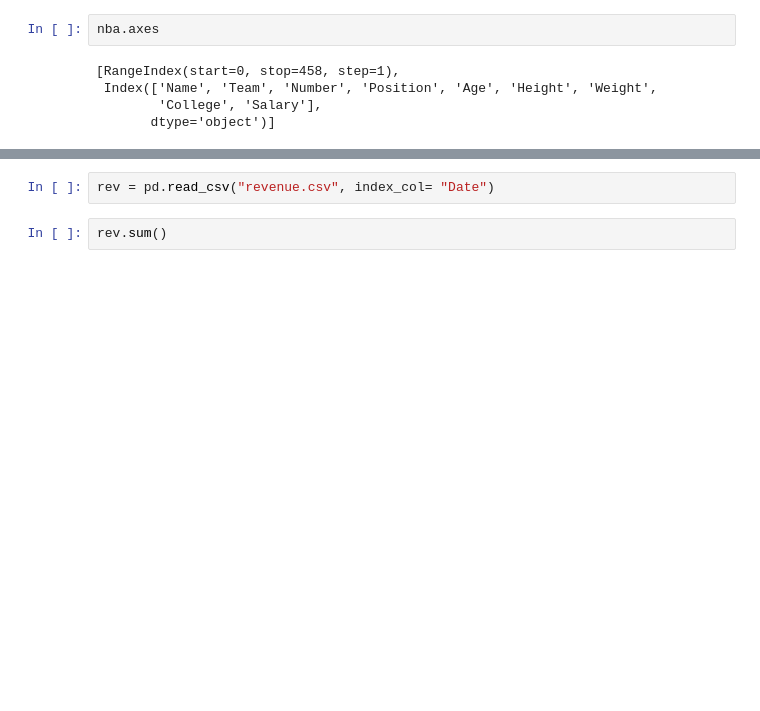
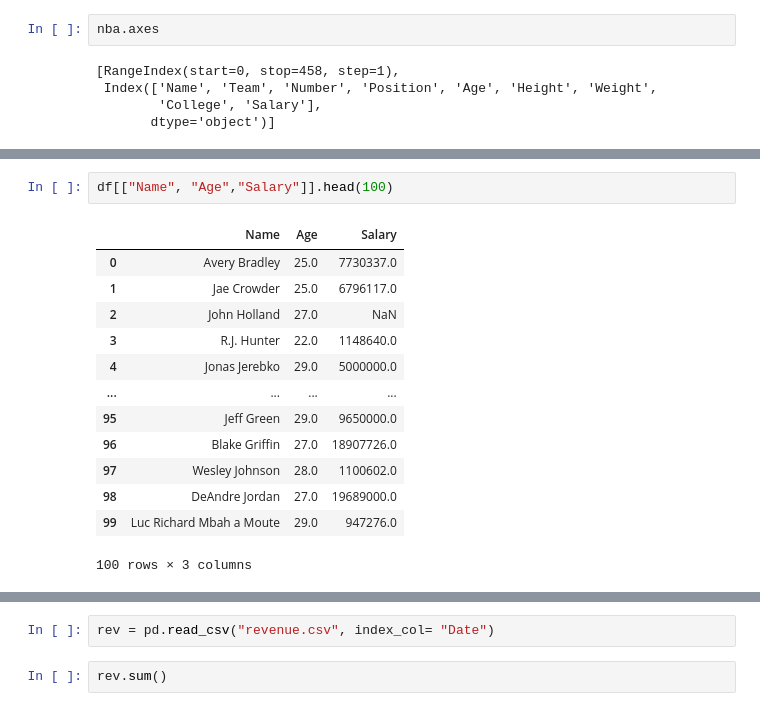
Before and after one commit to AIMLDirector/AITraining2026, a Jupyter notebook: NLPTraining/Data-Analysis-with-Pandas-and-Python/DataFrames 1.ipynb, the cells around one changed output, grey strips where cells are left out. Saved outputs shown, nothing was run; the diff lists cells and outputs as text; blank space fills up the shorter version.

```diff
--- a/NLPTraining/Data-Analysis-with-Pandas-and-Python/DataFrames 1.ipynb
+++ b/NLPTraining/Data-Analysis-with-Pandas-and-Python/DataFrames 1.ipynb
@@ -89,0 +106,16 @@ dtype: int64
+# %%
+df[["Name", "Age","Salary"]].head(100)
+# %% [output]
+|  | Name | Age | Salary |
+| 0 | Avery Bradley | 25.0 | 7730337.0 |
+| 1 | Jae Crowder | 25.0 | 6796117.0 |
+| 2 | John Holland | 27.0 | NaN |
+| 3 | R.J. Hunter | 22.0 | 1148640.0 |
+| 4 | Jonas Jerebko | 29.0 | 5000000.0 |
+| ... | ... | ... | ... |
+| 95 | Jeff Green | 29.0 | 9650000.0 |
+| 96 | Blake Griffin | 27.0 | 18907726.0 |
+| 97 | Wesley Johnson | 28.0 | 1100602.0 |
+| 98 | DeAndre Jordan | 27.0 | 19689000.0 |
+| 99 | Luc Richard Mbah a Moute | 29.0 | 947276.0 |
+100 rows × 3 columns
```
Also changed, not shown: parts of 17 cells of this notebook, 11 other files.
